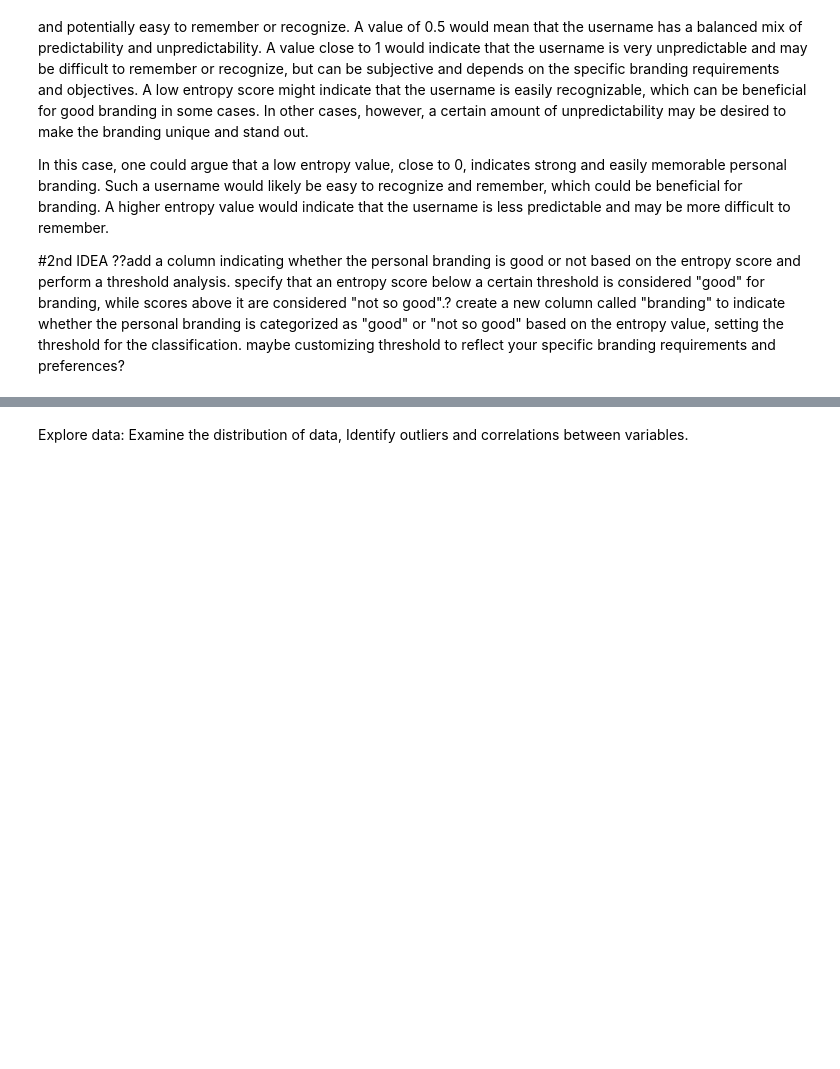
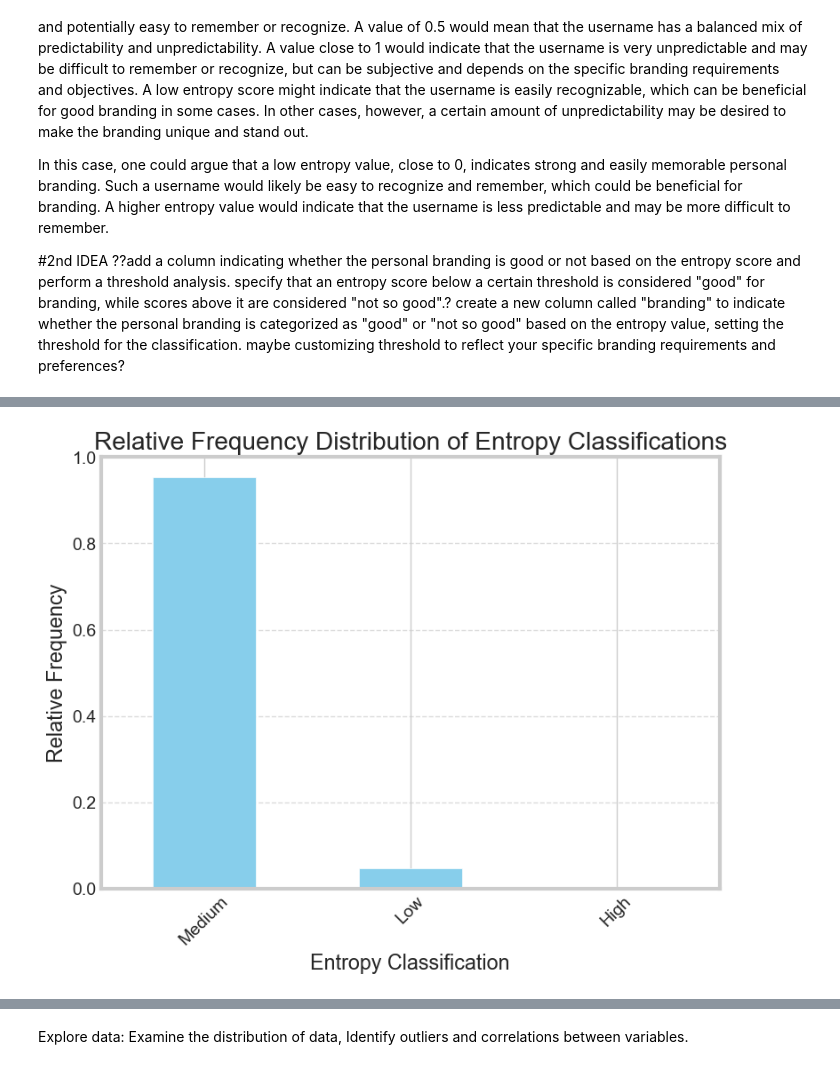
Before and after one commit to KristinaGol/Capstone-Project-DataCVPro, a Jupyter notebook: GitHub_EDA_1.ipynb, the cells around one changed output, grey strips where cells are left out. Cells and saved outputs as stored; diff of their text form; code cells hidden in the pictures; blank space fills up the shorter version.

```diff
--- a/GitHub_EDA_1.ipynb
+++ b/GitHub_EDA_1.ipynb
@@ -815,0 +805,5 @@ df_entropy['branding_evaluation'] = df_entropy['entropy'].apply(evaluate_brandin
+# %%
+# 2nd option reg. branding needs to be deleted
+# Annahme: df ist dein DataFrame
+df_entropy.drop(columns=['branding'], inplace=True)
+print(df_entropy.info())
@@ -835,0 +991,21 @@ df_entropy['branding'] = df_entropy['entropy'].apply(classify_branding)
+# %%
+import matplotlib.pyplot as plt
+
+# Count the occurrences of each unique value in the 'entropy_classification' column
+classification_counts = df_entropy['entropy_classification'].value_counts()
+
+# Calculate the relative frequencies
+total_classifications = classification_counts.sum()
+relative_frequencies = classification_counts / total_classifications
+
+# Create a bar plot
+plt.figure(figsize=(8, 6))
+relative_frequencies.plot(kind='bar', color='skyblue')
+plt.title('Relative Frequency Distribution of Entropy Classifications')
+plt.xlabel('Entropy Classification')
+plt.ylabel('Relative Frequency')
+plt.xticks(rotation=45)
+plt.grid(axis='y', linestyle='--', alpha=0.7)
+plt.show()
+# %% [output]
+[figure, added]
```
Also changed, not shown: parts of 72 cells of this notebook, 2 other files.
